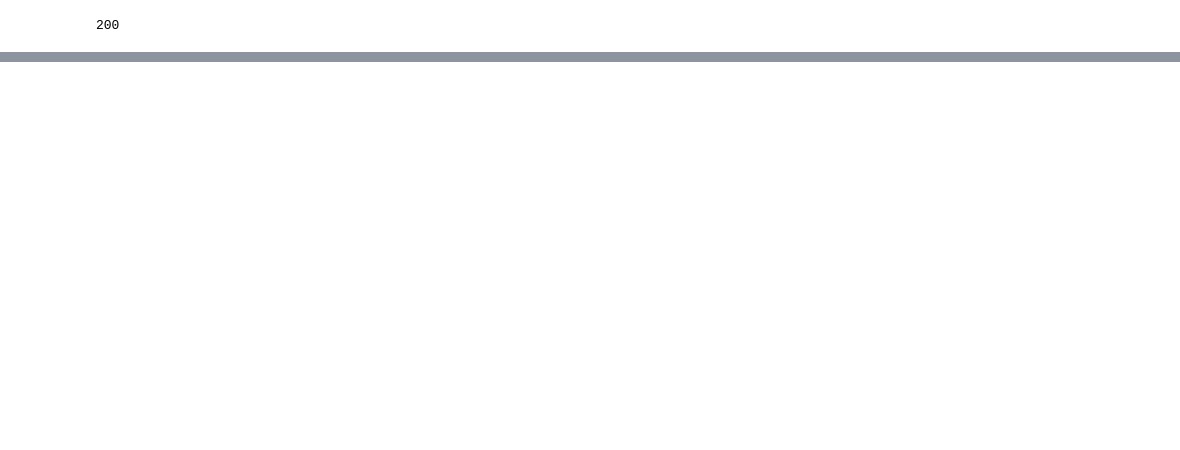
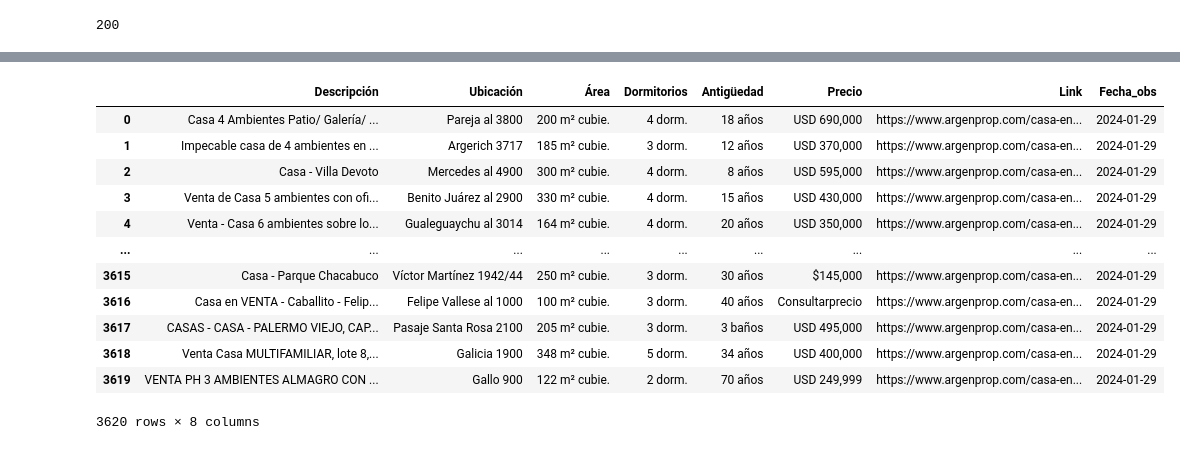
Before and after one commit to R013R/Proyecto_DS, a Jupyter notebook: Web Scrapping/Webscrapping-Casas.ipynb, the cells around one changed output, grey strips where cells are left out. Cells and saved outputs as stored; diff of their text form; code cells hidden in the pictures; blank space fills up the shorter version.

```diff
--- a/Web Scrapping/Webscrapping-Casas.ipynb
+++ b/Web Scrapping/Webscrapping-Casas.ipynb
@@ -88,4 +107,4 @@ siguiente='https://www.argenprop.com'+dom.xpath('//ul[@class="pagination paginat
 # %%
-ini=dom.xpath('//li[@class="pagination__page pagination__page--current"]/span')[0].text
-ini=int(ini)
+#ini=dom.xpath('//li[@class="pagination__page pagination__page--current"]/span')[0].text
+#ini=int(ini)
 # %%
@@ -189,0 +202,26 @@ print(len(l_descripcion),len(l_ubicacion),len(l_area),len(l_dormitorios),len(l_a
+# %%
+#Se crea el dataframe y se tratan las columnas correspondientes
+
+df = pd.DataFrame({'Descripción':l_descripcion,'Ubicación':l_ubicacion, 'Área':l_area, 'Dormitorios':l_dormitorios,'Antigüedad':l_antiguedad, 'Precio':l_precio, 'Link':l_urls})
+df.Precio=df.Precio.str.replace('\n','').str.replace(' ','').str.replace('USD','USD  ').str.replace('.',',')
+df.Ubicación=df.Ubicación.str.replace('\n','').str.strip(' ').str.strip('\n')
+df.Área=df.Área.str.replace('\n','').str.strip(' ').str.strip('\n')
+df.Antigüedad=df.Antigüedad.str.replace('\n','').str.strip(' ').str.strip('\n')
+df.Dormitorios=df.Dormitorios.str.replace('\n','').str.strip(' ').str.strip('\n')
+df['Fecha_obs']=date.today()
+# %%
+df
+# %% [output]
+|  | Descripción | Ubicación | Área | Dormitorios | Antigüedad | Precio | Link | Fecha_obs |
+| 0 | Casa 4 Ambientes Patio/ Galería/ ... | Pareja al 3800 | 200 m² cubie. | 4 dorm. | 18 años | USD 690,000 | https://www.argenprop.com/casa-en... | 2024-01-29 |
+| 1 | Impecable casa de 4 ambientes en ... | Argerich 3717 | 185 m² cubie. | 3 dorm. | 12 años | USD 370,000 | https://www.argenprop.com/casa-en... | 2024-01-29 |
+| 2 | Casa - Villa Devoto | Mercedes al 4900 | 300 m² cubie. | 4 dorm. | 8 años | USD 595,000 | https://www.argenprop.com/casa-en... | 2024-01-29 |
+| 3 | Venta de Casa 5 ambientes con ofi... | Benito Juárez al 2900 | 330 m² cubie. | 4 dorm. | 15 años | USD 430,000 | https://www.argenprop.com/casa-en... | 2024-01-29 |
+| 4 | Venta - Casa 6 ambientes sobre lo... | Gualeguaychu al 3014 | 164 m² cubie. | 4 dorm. | 20 años | USD 350,000 | https://www.argenprop.com/casa-en... | 2024-01-29 |
+| ... | ... | ... | ... | ... | ... | ... | ... | ... |
+| 3615 | Casa - Parque Chacabuco | Víctor Martínez 1942/44 | 250 m² cubie. | 3 dorm. | 30 años | $145,000 | https://www.argenprop.com/casa-en... | 2024-01-29 |
+| 3616 | Casa en VENTA - Caballito - Felip... | Felipe Vallese al 1000 | 100 m² cubie. | 3 dorm. | 40 años | Consultarprecio | https://www.argenprop.com/casa-en... | 2024-01-29 |
+| 3617 | CASAS - CASA - PALERMO VIEJO, CAP... | Pasaje Santa Rosa 2100 | 205 m² cubie. | 3 dorm. | 3 baños | USD 495,000 | https://www.argenprop.com/casa-en... | 2024-01-29 |
+| 3618 | Venta Casa MULTIFAMILIAR, lote 8,... | Galicia 1900 | 348 m² cubie. | 5 dorm. | 34 años | USD 400,000 | https://www.argenprop.com/casa-en... | 2024-01-29 |
+| 3619 | VENTA PH 3 AMBIENTES ALMAGRO CON ... | Gallo 900 | 122 m² cubie. | 2 dorm. | 70 años | USD 249,999 | https://www.argenprop.com/casa-en... | 2024-01-29 |
+3620 rows × 8 columns
```
Also changed, not shown: parts of 11 cells of this notebook.
